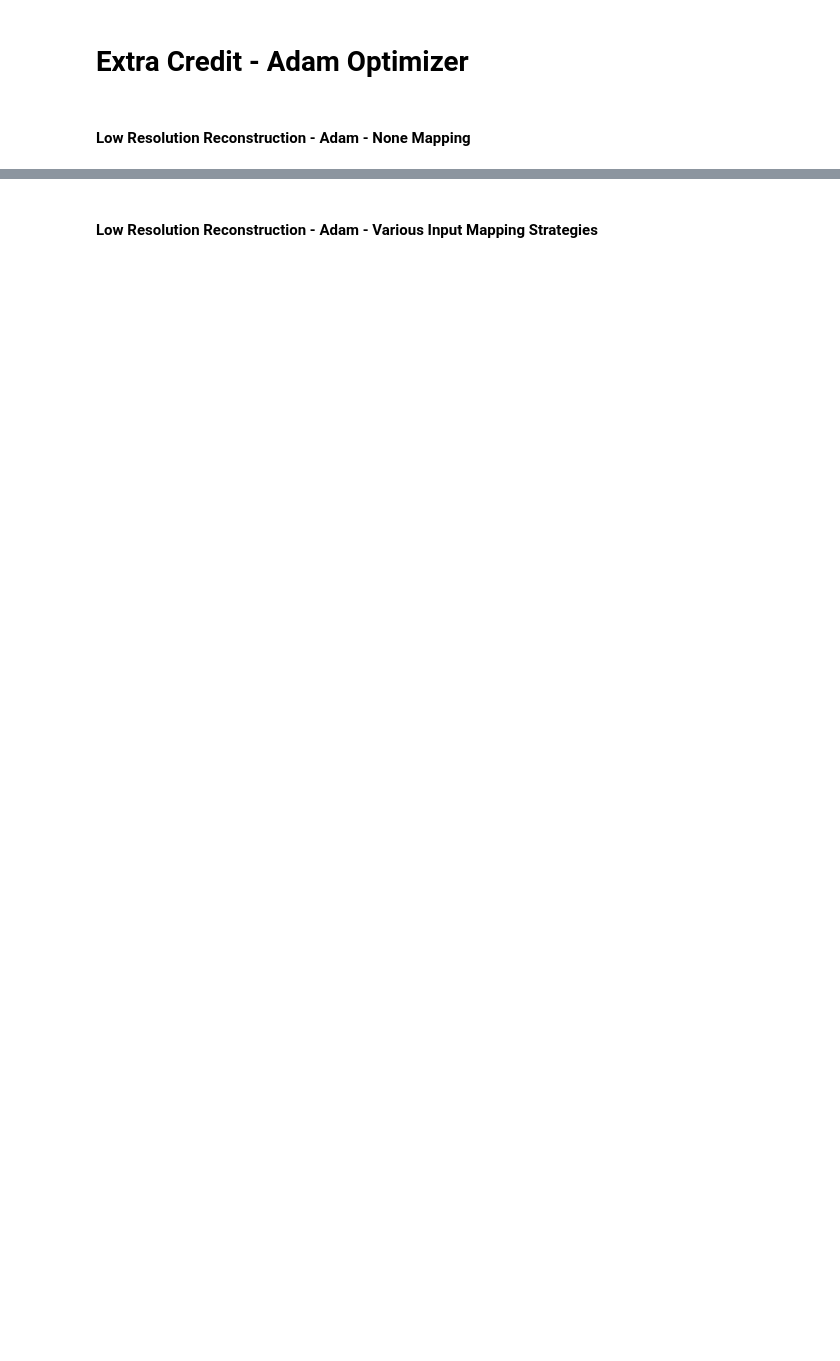
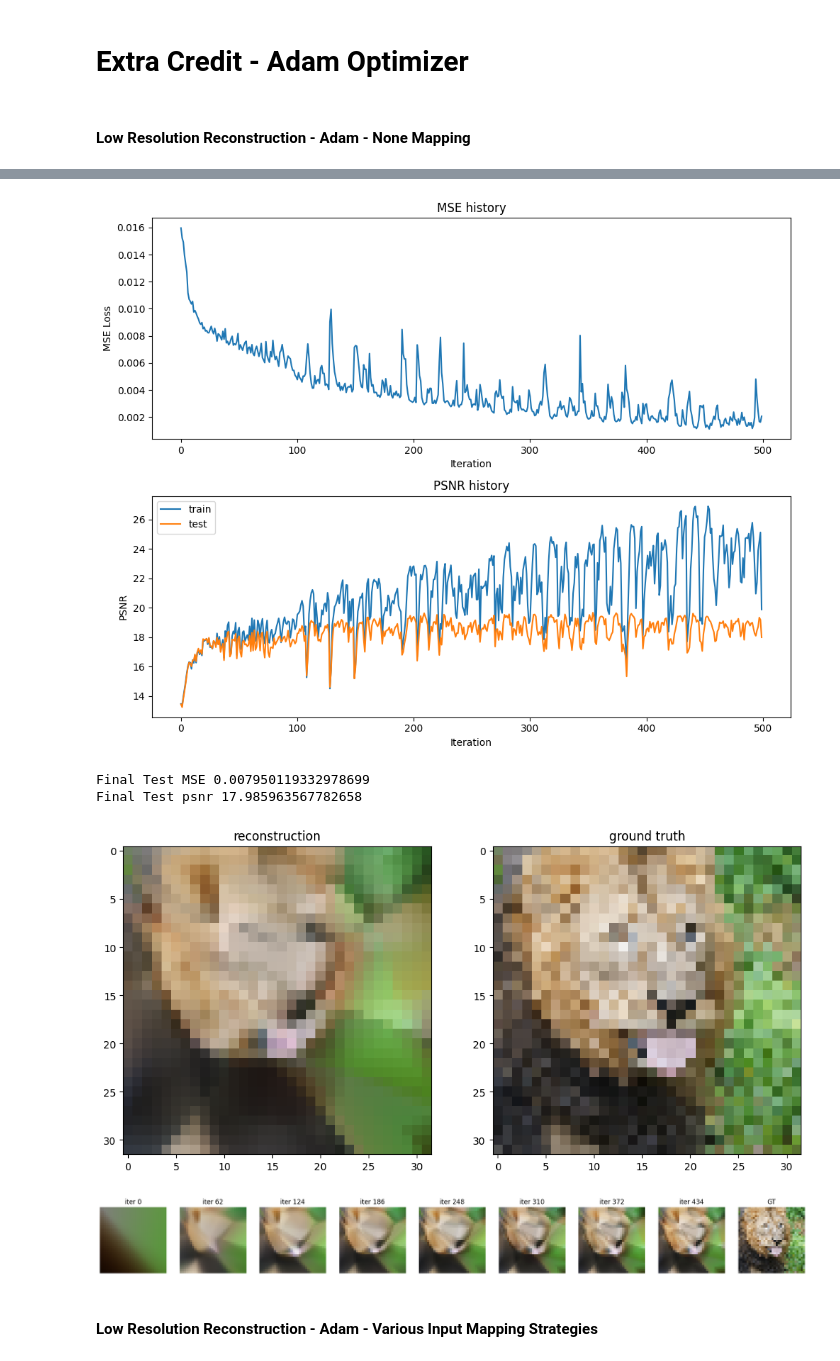
Before and after one commit to dpark9941/cs444-sp26-computer-vision, a Jupyter notebook: assignment2/neural_network.ipynb, the cells around one changed output, grey strips where cells are left out. Drawn from its saved outputs; the diff is of its cells as text; code cells hidden in the pictures; blank space fills up the shorter version.

```diff
--- a/assignment2/neural_network.ipynb
+++ b/assignment2/neural_network.ipynb
@@ -484,15 +630,39 @@ for k,v in B_dict.items():
 # %%
 # Note: Adam typically needs a much smaller learning rate than SGD (e.g. 0.001)
 adam_lr = 0.001
 
 # TODO Use train_wrapper to retrieve newly trained model and data that will be plotted below
+result = train_wrapper(
+    mapping="none",
+    size=size,
+    num_layers=num_layers,
+    hidden_size=hidden_size,
+    output_size=output_size,
+    epochs=epochs,
+    learning_rate=adam_lr,
+    opt='Adam'
+)
+net = result['net']
+train_psnr = result['train_psnrs']
+test_psnr = result['test_psnrs']
+train_loss = result['train_loss']
+predicted_images = result['pred_imgs']
 
 # TODO Use get_input_features to retrieve X_test, y_test
+# same as above
+B_dict = get_B_dict(size)
+_, _, X_test, y_test = get_input_features(B_dict, "none")
 
 # plot results of experiment
 plot_training_curves(train_loss, train_psnr, test_psnr)
 plot_reconstruction(net.forward(X_test), y_test)
 plot_reconstruction_progress(predicted_images, y_test)
+# %% [output]
+[figure, added]
+Final Test MSE 0.007950119332978699
+Final Test psnr 17.985963567782658
+[figure, added]
+[figure, added]
 # %% [markdown]
 #### Low Resolution Reconstruction - Adam - Various Input Mapping Strategies
 # %%
```
Also changed, not shown: parts of 26 cells of this notebook, 5 other files.
